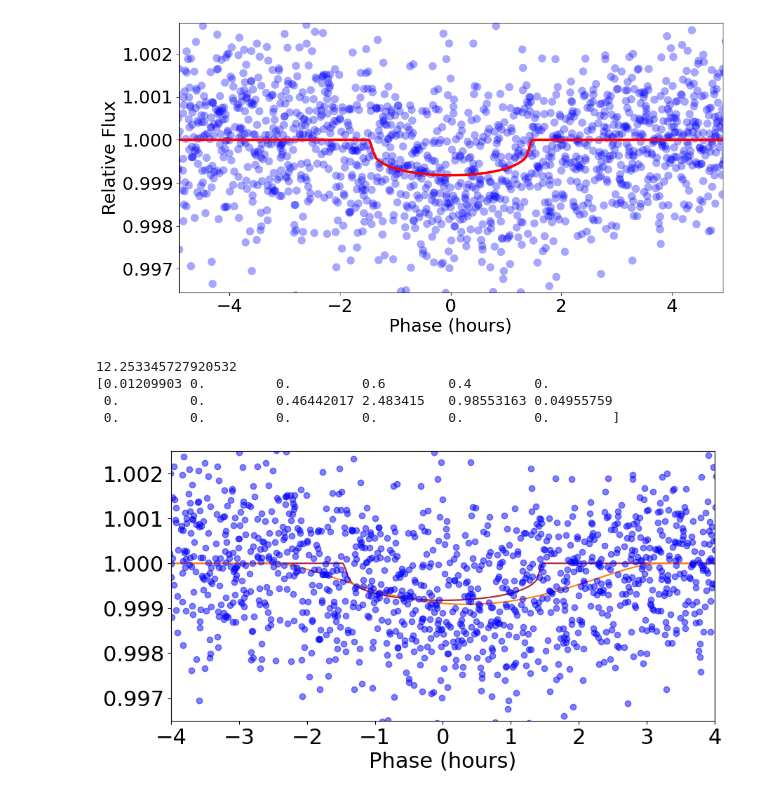
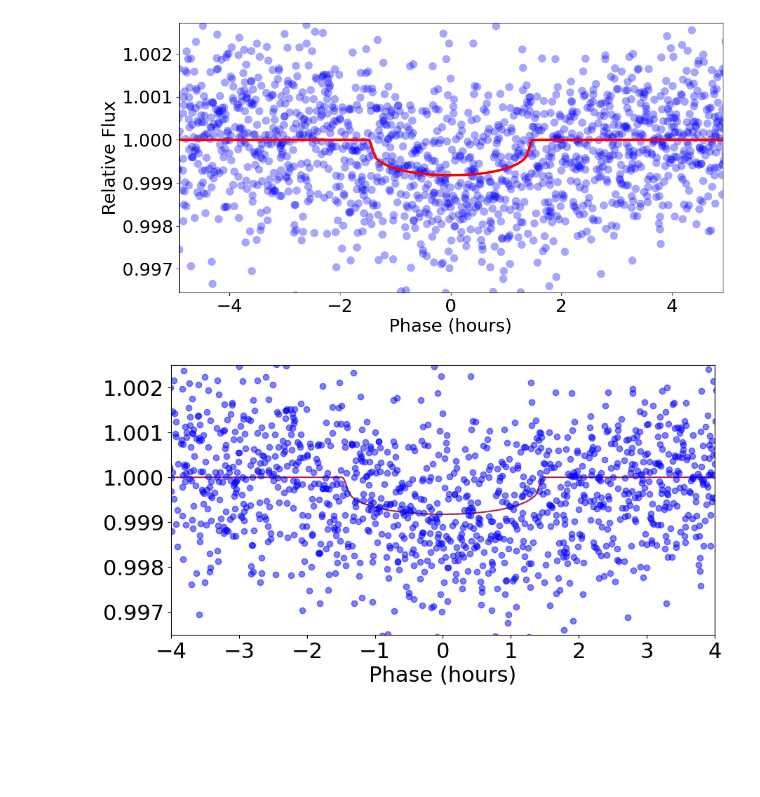
Before and after one commit to royalexis/bls_cuda, a Jupyter notebook: bls_cpu.ipynb, the cells around one changed output. Drawn from its saved outputs; the diff is of its cells as text; code cells hidden in the pictures; blank space fills up the shorter version.

```diff
--- a/bls_cpu.ipynb
+++ b/bls_cpu.ipynb
@@ -102,35 +102,31 @@ tf5.transitplot(phot.time - gbls_inputs.zerotime, phot.flux + 1, sol, itime = ph
 # %%
 importlib.reload(transitm)
 importlib.reload(transitf)
 
 time_a = phot.time - gbls_inputs.zerotime
-A = transitm.transitModel(sol, time_a, phot.itime, nintg=1)
+A = transitm.transitModel(sol, time_a, phot.itime)
 tmodel = tf5.transitmodel(sol, time_a, itime = phot.itime)
 
-s = time.time()
-sol_fit = transitf.fitTransitModel(sol, time_a, phot.flux + 1, 1, phot.itime)
-print(time.time() - s)
-print(sol_fit)
+# s = time.time()
+# sol_fit = transitf.fitTransitModel(sol, time_a, phot.flux + 1, 1, phot.itime)
+# print(time.time() - s)
+# print(sol_fit)
 
 phase = (time_a/bper - np.floor(time_a/bper) - epo/bper)*bper*24
 i_sort = np.argsort(phase)
 x = phase[i_sort]
 
 plt.figure(figsize=(10,5))
 plt.plot(x, A[i_sort], c="red")
 plt.plot(x, tmodel[i_sort], linestyle="dotted")
-plt.plot(x, transitm.transitModel(sol_fit, time_a, phot.itime)[i_sort])
+# plt.plot(x, transitm.transitModel(sol_fit, time_a, phot.itime)[i_sort])
 plt.plot(phase, phot.flux + 1, "o", alpha=0.5, c="blue")
 plt.xlabel("Phase (hours)")
 plt.xlim(-4, 4)
 plt.ylim(0.9965, 1.0025)
 plt.show()
 # %% [output]
-12.253345727920532
-[0.01209903 0.         0.         0.6        0.4        0.
- 0.         0.         0.46442017 2.483415   0.98553163 0.04955759
- 0.         0.         0.         0.         0.         0.        ]
-[figure, old version]
+[figure, new version]
 # %%
 # Python vs fortran
 importlib.reload(transitm)
```
Also changed, not shown: parts of 5 cells of this notebook, 1 other file.
